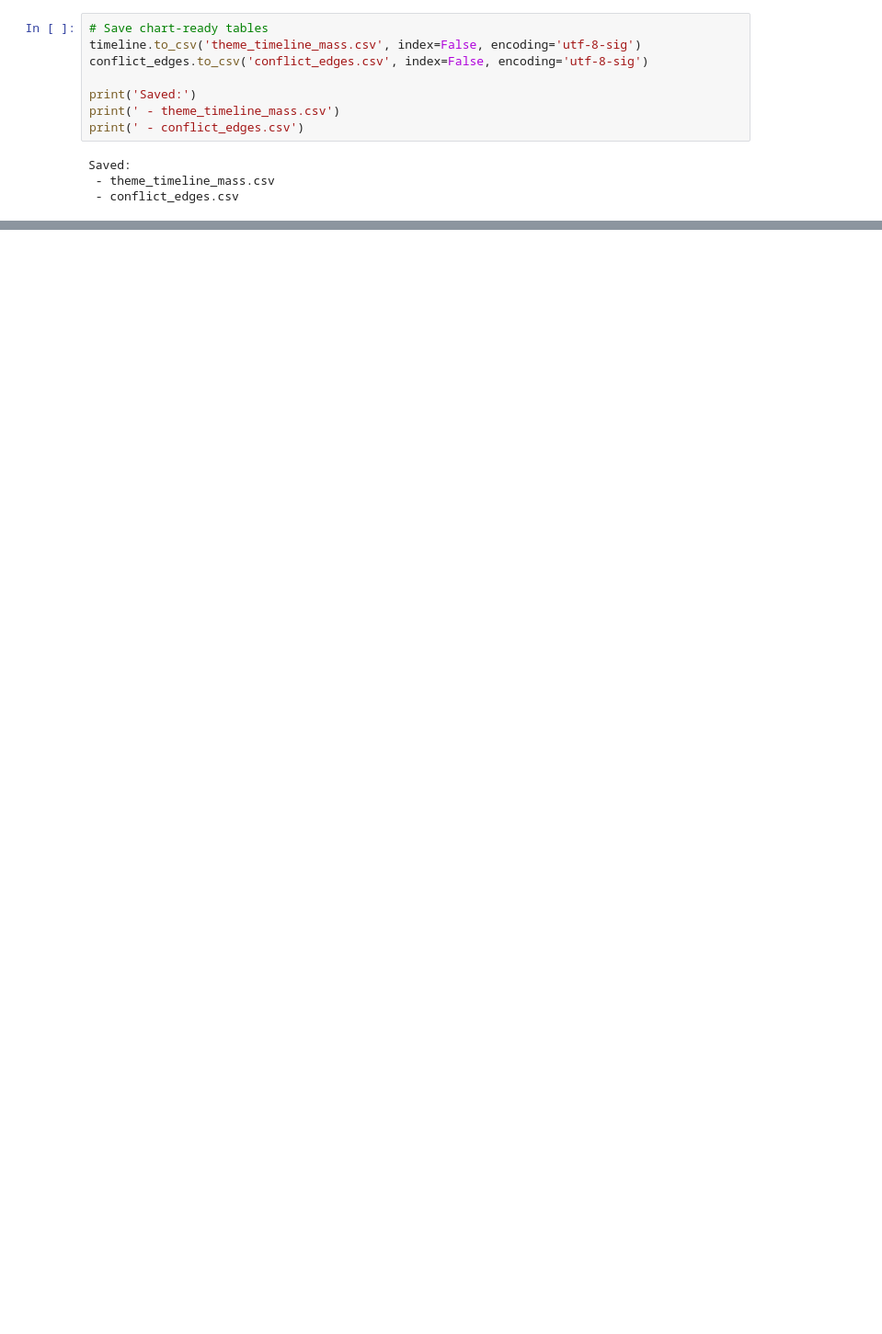
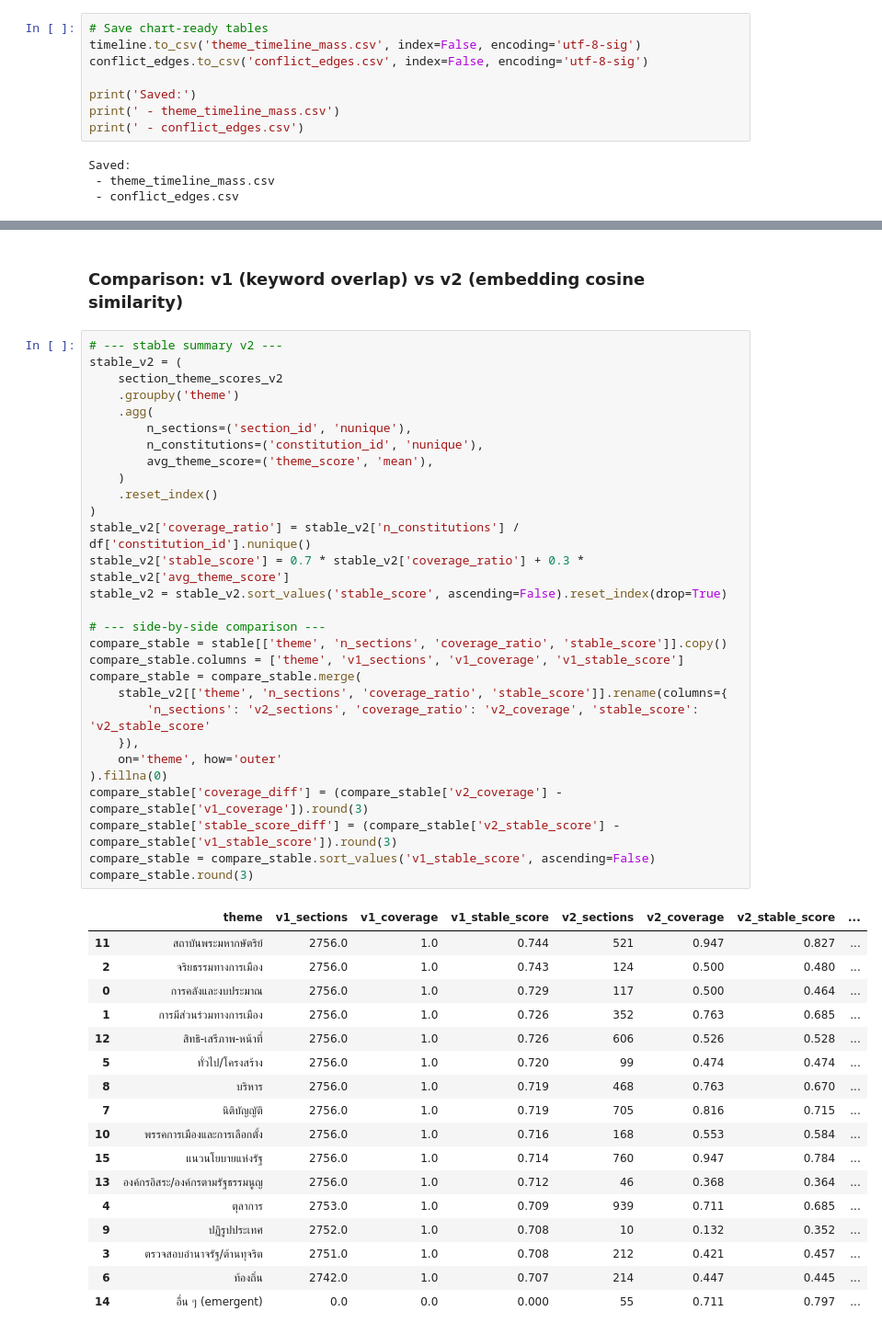
Before and after one commit to MadMax168/Data-Modeling-Project, a Jupyter notebook: 03_data_preparation/04_topic_mod/attempt3/topic_modeling_wangchanberta_guided_attempt3.ipynb, the cells around one changed output, grey strips where cells are left out. Shown at 92% size. Saved outputs shown, nothing was run; the diff lists cells and outputs as text; blank space fills up the shorter version.

```diff
--- a/03_data_preparation/04_topic_mod/attempt3/topic_modeling_wangchanberta_guided_attempt3.ipynb
+++ b/03_data_preparation/04_topic_mod/attempt3/topic_modeling_wangchanberta_guided_attempt3.ipynb
@@ -479,0 +619,49 @@ Saved:
+# %% [markdown]
+### Comparison: v1 (keyword overlap) vs v2 (embedding cosine similarity)
+# %%
+# --- stable summary v2 ---
+stable_v2 = (
+    section_theme_scores_v2
+    .groupby('theme')
+    .agg(
+        n_sections=('section_id', 'nunique'),
+        n_constitutions=('constitution_id', 'nunique'),
+        avg_theme_score=('theme_score', 'mean'),
+    )
+    .reset_index()
+)
+stable_v2['coverage_ratio'] = stable_v2['n_constitutions'] / df['constitution_id'].nunique()
+stable_v2['stable_score'] = 0.7 * stable_v2['coverage_ratio'] + 0.3 * stable_v2['avg_theme_score']
+stable_v2 = stable_v2.sort_values('stable_score', ascending=False).reset_index(drop=True)
+
+# --- side-by-side comparison ---
+compare_stable = stable[['theme', 'n_sections', 'coverage_ratio', 'stable_score']].copy()
+compare_stable.columns = ['theme', 'v1_sections', 'v1_coverage', 'v1_stable_score']
+compare_stable = compare_stable.merge(
+    stable_v2[['theme', 'n_sections', 'coverage_ratio', 'stable_score']].rename(columns={
+        'n_sections': 'v2_sections', 'coverage_ratio': 'v2_coverage', 'stable_score': 'v2_stable_score'
+    }),
+    on='theme', how='outer'
+).fillna(0)
+compare_stable['coverage_diff'] = (compare_stable['v2_coverage'] - compare_stable['v1_coverage']).round(3)
+compare_stable['stable_score_diff'] = (compare_stable['v2_stable_score'] - compare_stable['v1_stable_score']).round(3)
+compare_stable = compare_stable.sort_values('v1_stable_score', ascending=False)
+compare_stable.round(3)
+# %% [output]
+|  | theme | v1_sections | v1_coverage | v1_stable_score | v2_sections | v2_coverage | v2_stable_score | ... |
+| 11 | สถาบันพระมหากษัตริย์ | 2756.0 | 1.0 | 0.744 | 521 | 0.947 | 0.827 | ... |
+| 2 | จริยธรรมทางการเมือง | 2756.0 | 1.0 | 0.743 | 124 | 0.500 | 0.480 | ... |
+| 0 | การคลังและงบประมาณ | 2756.0 | 1.0 | 0.729 | 117 | 0.500 | 0.464 | ... |
+| 1 | การมีส่วนร่วมทางการเมือง | 2756.0 | 1.0 | 0.726 | 352 | 0.763 | 0.685 | ... |
+| 12 | สิทธิ-เสรีภาพ-หน้าที่ | 2756.0 | 1.0 | 0.726 | 606 | 0.526 | 0.528 | ... |
+| 5 | ทั่วไป/โครงสร้าง | 2756.0 | 1.0 | 0.720 | 99 | 0.474 | 0.474 | ... |
+| 8 | บริหาร | 2756.0 | 1.0 | 0.719 | 468 | 0.763 | 0.670 | ... |
+| 7 | นิติบัญญัติ | 2756.0 | 1.0 | 0.719 | 705 | 0.816 | 0.715 | ... |
+| 10 | พรรคการเมืองและการเลือกตั้ง | 2756.0 | 1.0 | 0.716 | 168 | 0.553 | 0.584 | ... |
+| 15 | แนวนโยบายแห่งรัฐ | 2756.0 | 1.0 | 0.714 | 760 | 0.947 | 0.784 | ... |
+| 13 | องค์กรอิสระ/องค์กรตามรัฐธรรมนูญ | 2756.0 | 1.0 | 0.712 | 46 | 0.368 | 0.364 | ... |
+| 4 | ตุลาการ | 2753.0 | 1.0 | 0.709 | 939 | 0.711 | 0.685 | ... |
+| 9 | ปฏิรูปประเทศ | 2752.0 | 1.0 | 0.708 | 10 | 0.132 | 0.352 | ... |
+| 3 | ตรวจสอบอำนาจรัฐ/ต้านทุจริต | 2751.0 | 1.0 | 0.708 | 212 | 0.421 | 0.457 | ... |
+| 6 | ท้องถิ่น | 2742.0 | 1.0 | 0.707 | 214 | 0.447 | 0.445 | ... |
+| 14 | อื่น ๆ (emergent) | 0.0 | 0.0 | 0.000 | 55 | 0.711 | 0.797 | ... |
```
Also changed, not shown: parts of 8 cells of this notebook, 9 other files.
